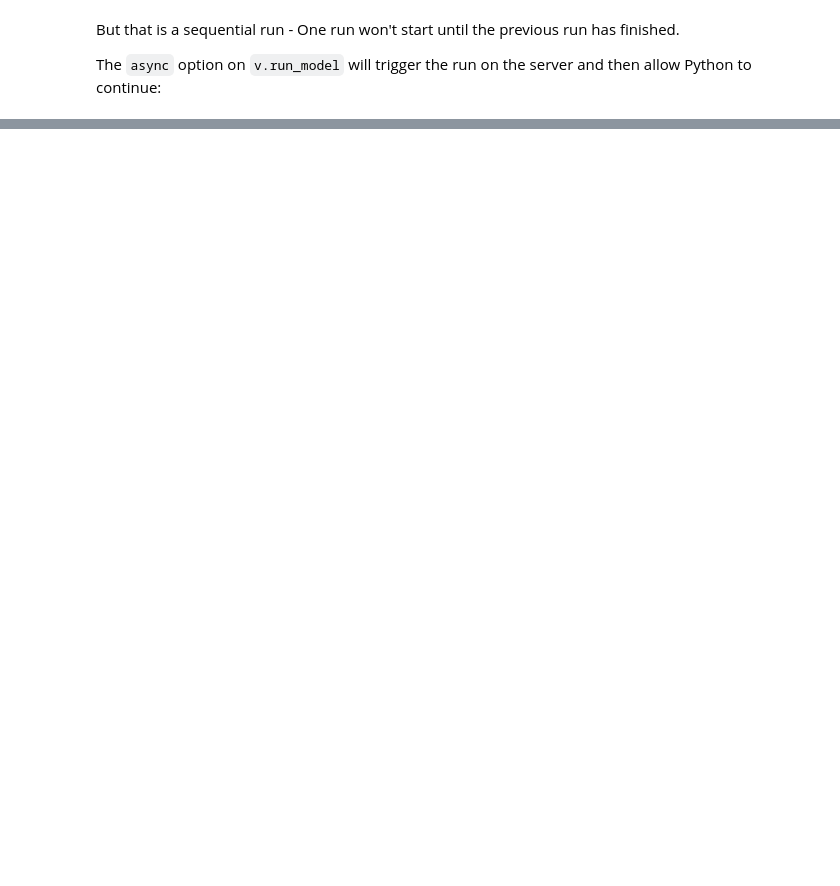
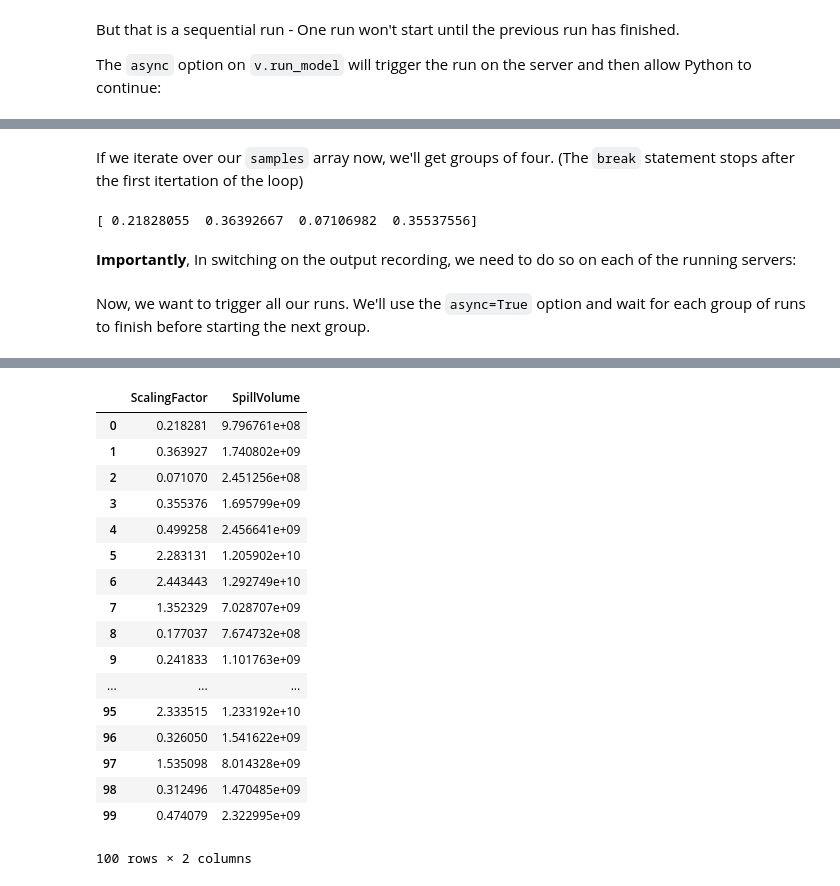
Before and after one commit to flowmatters/veneer-py, a Jupyter notebook: doc/training/7_Parallel_Processing_and_Veneer_Command_Line.ipynb, the cells around one changed output, grey strips where cells are left out. Drawn from its saved outputs; the diff is of its cells as text; code cells hidden in the pictures; blank space fills up the shorter version.

```diff
--- a/doc/training/7_Parallel_Processing_and_Veneer_Command_Line.ipynb
+++ b/doc/training/7_Parallel_Processing_and_Veneer_Command_Line.ipynb
@@ -613,0 +295,2 @@ calibration.run()
+# %%
+vs = [veneer.Veneer(port=p) for p in ports]
@@ -613,0 +362,58 @@ calibration.run()
+# %% [markdown]
+If we iterate over our `samples` array now, we'll get groups of four. (The `break` statement stops after the first itertation of the loop)
+# %%
+for row in samples:
+    print(row)
+    break
+# %% [output]
+[ 0.21828055  0.36392667  0.07106982  0.35537556]
+# %% [markdown]
+**Importantly**, In switching on the output recording, we need to do so on each of the running servers:
+# %%
+# Store our time series criteria in a variable to use it in configuring recording and retrieving results
+ts_match_criteria = {'NetworkElement':'Recreational Lake','RecordingVariable':'Spill Volume'}
+
+for v in vs:
+    v.configure_recording(enable=[ts_match_criteria])
+# %% [markdown]
+Now, we want to trigger all our runs. We'll use the `async=True` option and wait for each group of runs to finish before starting the next group.
+# %%
+spill_results=[]
+total_runs=0
+
+for group in samples:
+    group_run_responses = [] # Somewhere
+    for i in range(len(vs)): # Will be 0,1.. #ports
+        total_runs += 1
+        scaling_factor = group[i]
+        v = vs[i]
+
+        # We are running the multiple many times in this case - so lets drop any results we already have...
+        v.drop_all_runs()
+
+        # Set $InflowScaling to current scaling factor
+        v.update_function('$InflowScaling',scaling_factor)
+        response = v.run_model(async=True)
+        group_run_responses.append(response)
+
+    #### NOW, All runs for this group have been triggered. Now go back and retrieve results
+
+    # Retrieve the spill time series, as an annual sum, with the column named for the variable ('Spill Volume')
+    for i in range(len(vs)): # Will be 0,1.. #ports
+        scaling_factor = group[i]
+        v = vs[i]
+        r = group_run_responses[i]
+
+        code = r.getresponse().getcode() # Wait until the job is finished
+
+        run_results = v.retrieve_multiple_time_series(criteria=ts_match_criteria,timestep='annual',name_fn=veneer.name_for_variable)
+
+        # Store the mean spill volume and the scaling factor we used
+        spill_results.append({'ScalingFactor':scaling_factor,'SpillVolume':run_results['Spill Volume'].mean()})
+    veneer.log('Completed %d runs'%total_runs)
+
+# Convert the results to a Data Frame
+import pandas as pd
+spill_results_df = pd.DataFrame(spill_results)
+spill_results_df
+# %% [output]
@@ -613,0 +437,18 @@ calibration.run()
+|  | ScalingFactor | SpillVolume |
+| 0 | 0.218281 | 9.796761e+08 |
+| 1 | 0.363927 | 1.740802e+09 |
+| 2 | 0.071070 | 2.451256e+08 |
+| 3 | 0.355376 | 1.695799e+09 |
+| 4 | 0.499258 | 2.456641e+09 |
+| 5 | 2.283131 | 1.205902e+10 |
+| 6 | 2.443443 | 1.292749e+10 |
+| 7 | 1.352329 | 7.028707e+09 |
+| 8 | 0.177037 | 7.674732e+08 |
+| 9 | 0.241833 | 1.101763e+09 |
+| ... | ... | ... |
+| 95 | 2.333515 | 1.233192e+10 |
+| 96 | 0.326050 | 1.541622e+09 |
+| 97 | 1.535098 | 8.014328e+09 |
+| 98 | 0.312496 | 1.470485e+09 |
+| 99 | 0.474079 | 2.322995e+09 |
+100 rows × 2 columns
```
Also changed, not shown: parts of 96 cells of this notebook.
